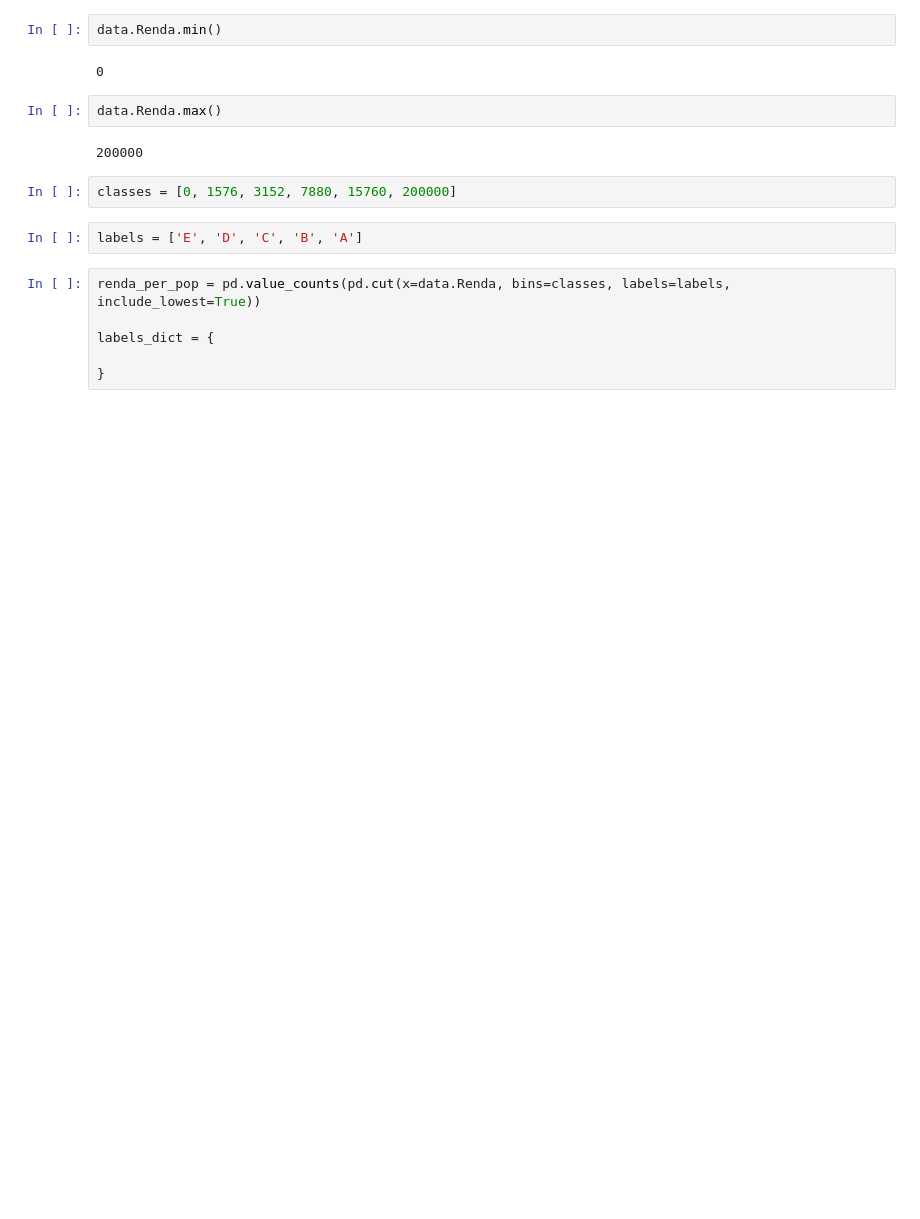
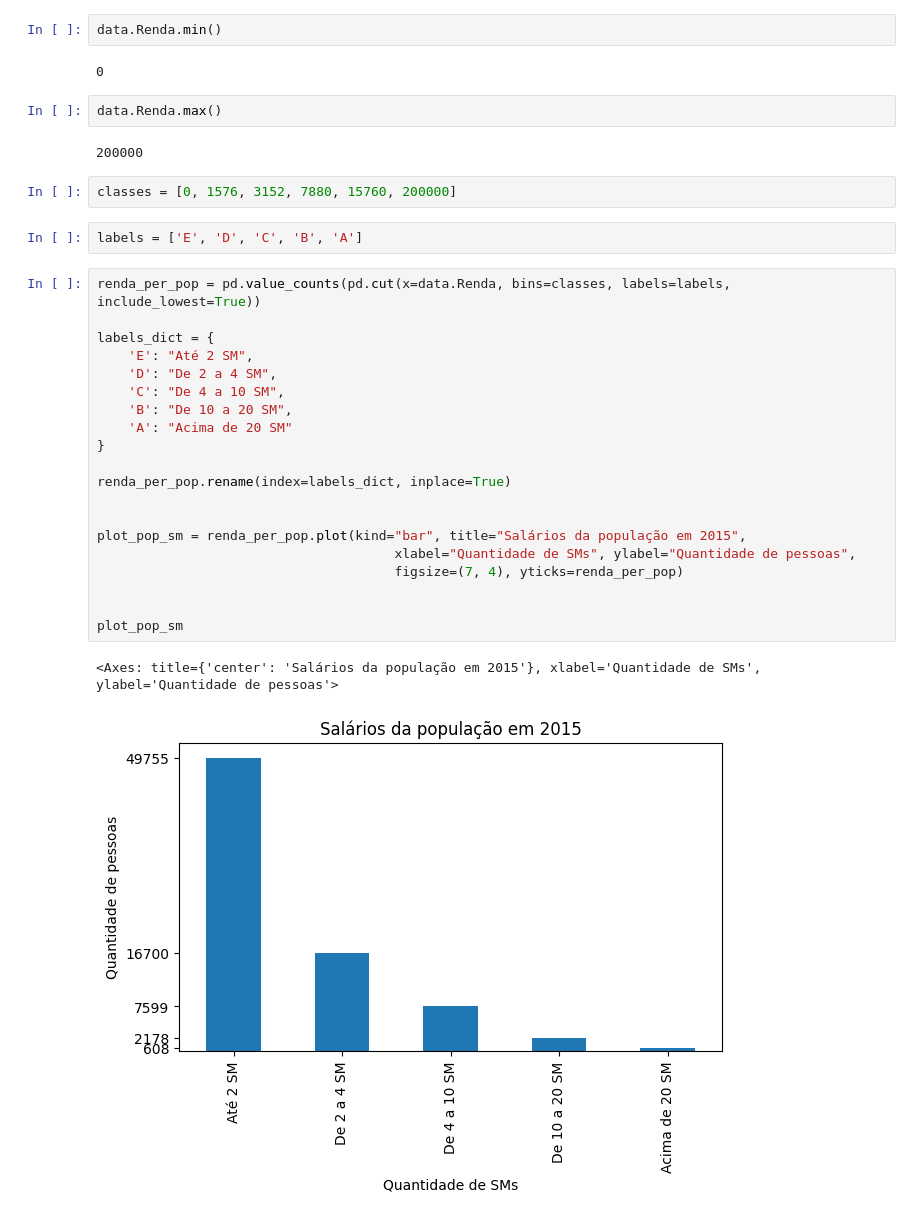
Before and after one commit to hernandemonteiro/host_national_search_2015, a Jupyter notebook: host_national_search_2015.ipynb, the cells around one changed output. Saved outputs shown, nothing was run; the diff lists cells and outputs as text; blank space fills up the shorter version.

```diff
--- a/host_national_search_2015.ipynb
+++ b/host_national_search_2015.ipynb
@@ -110,9 +110,26 @@ data.Renda.max()
 classes = [0, 1576, 3152, 7880, 15760, 200000]
 # %%
 labels = ['E', 'D', 'C', 'B', 'A']
-# %%
-renda_per_pop = pd.value_counts(pd.cut(x=data.Renda, bins=classes, labels=labels, include_lowest=True))
-
-labels_dict = {
-
-}
+# %%
+renda_per_pop = pd.value_counts(pd.cut(x=data.Renda, bins=classes, labels=labels, include_lowest=True))
+
+labels_dict = {
+    'E': "Até 2 SM",
+    'D': "De 2 a 4 SM",
+    'C': "De 4 a 10 SM",
+    'B': "De 10 a 20 SM",
+    'A': "Acima de 20 SM"
+}
+
+renda_per_pop.rename(index=labels_dict, inplace=True)
+
+
+plot_pop_sm = renda_per_pop.plot(kind="bar", title="Salários da população em 2015",
+                                      xlabel="Quantidade de SMs", ylabel="Quantidade de pessoas",
+                                      figsize=(7, 4), yticks=renda_per_pop)
+
+
+plot_pop_sm
+# %% [output]
+<Axes: title={'center': 'Salários da população em 2015'}, xlabel='Quantidade de SMs', ylabel='Quantidade de pessoas'>
+[figure, added]
```
